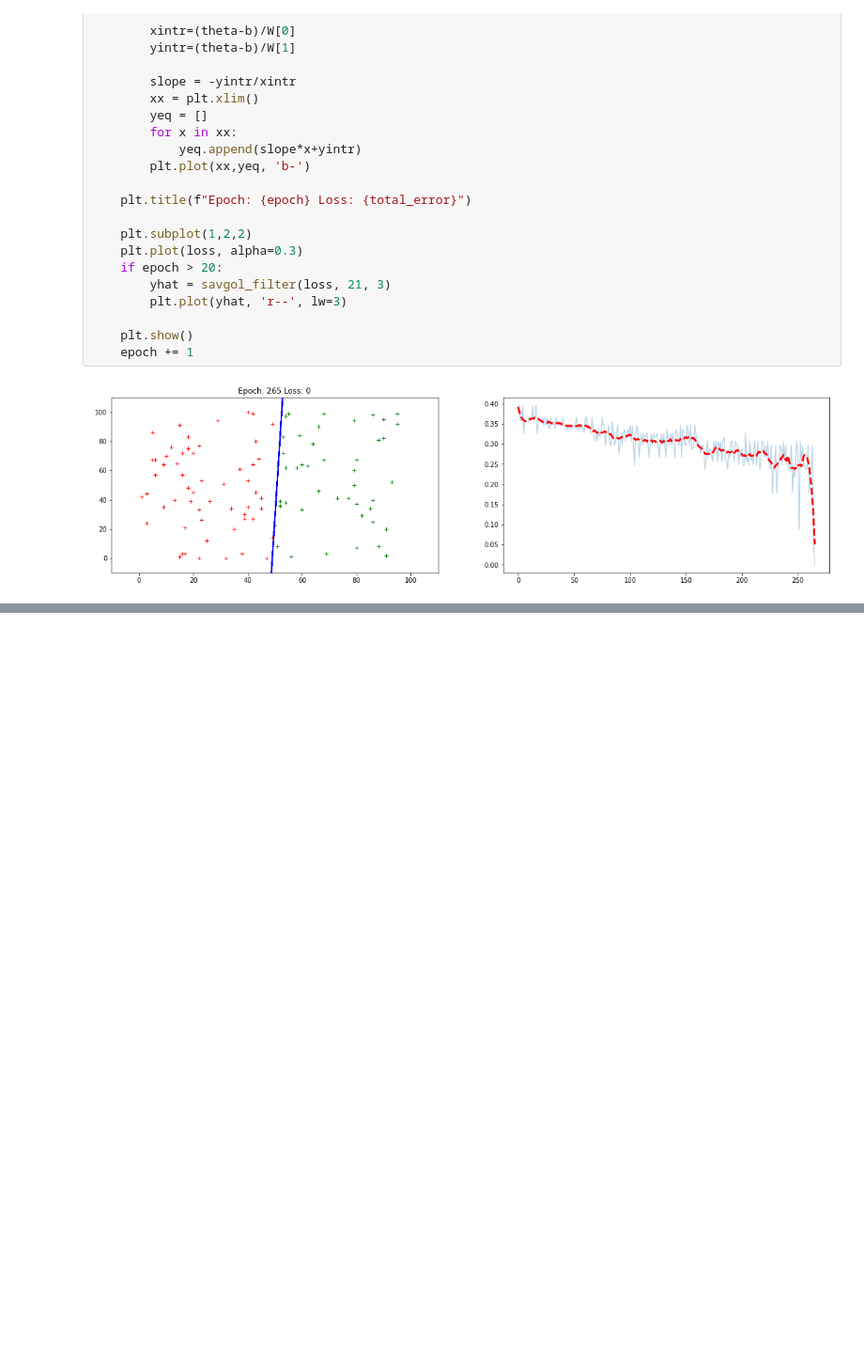
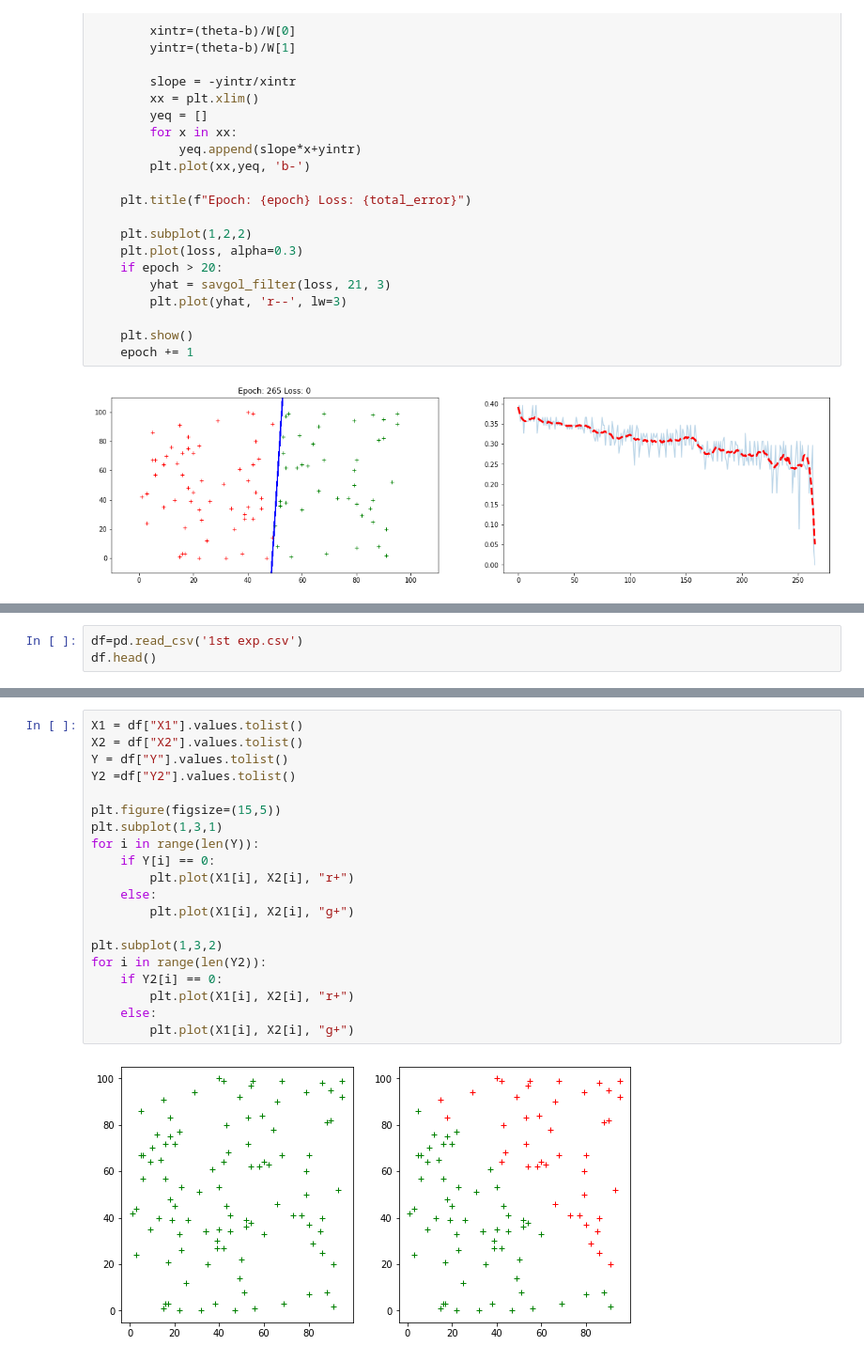
Before and after one commit to Kajol19-1/CVPR-Spring-21-22, a Jupyter notebook: c1.ipynb, the cells around one changed output, grey strips where cells are left out. Shown: that part at 94% size. Cells and saved outputs as stored; diff of their text form; blank space fills up the shorter version.

```diff
--- a/c1.ipynb
+++ b/c1.ipynb
@@ -105,0 +111,3 @@ while count < len(X1):
+# %%
+df=pd.read_csv('1st exp.csv')
+df.head()
@@ -105,0 +121,22 @@ while count < len(X1):
+# %%
+X1 = df["X1"].values.tolist()
+X2 = df["X2"].values.tolist()
+Y = df["Y"].values.tolist()
+Y2 =df["Y2"].values.tolist()
+
+plt.figure(figsize=(15,5))
+plt.subplot(1,3,1)
+for i in range(len(Y)):
+    if Y[i] == 0:
+        plt.plot(X1[i], X2[i], "r+")
+    else:
+        plt.plot(X1[i], X2[i], "g+")
+
+plt.subplot(1,3,2)
+for i in range(len(Y2)):
+    if Y2[i] == 0:
+        plt.plot(X1[i], X2[i], "r+")
+    else:
+        plt.plot(X1[i], X2[i], "g+")
+# %% [output]
+[figure, added]
```
Also changed, not shown: parts of 3 cells of this notebook, 1 other file.
